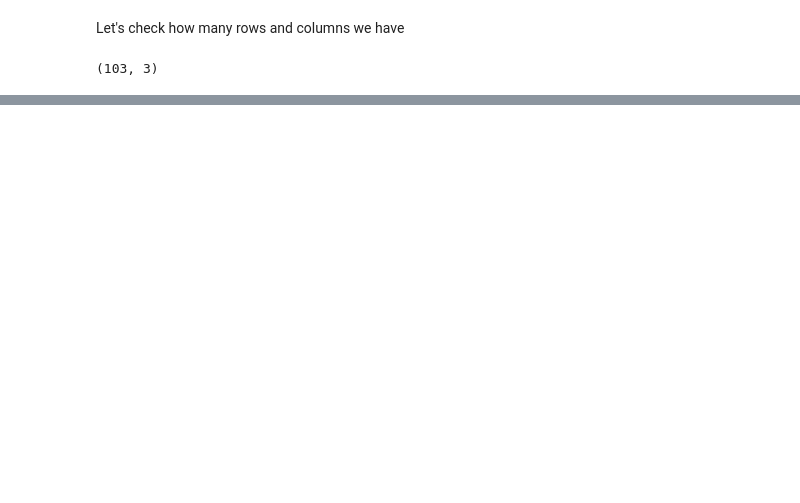
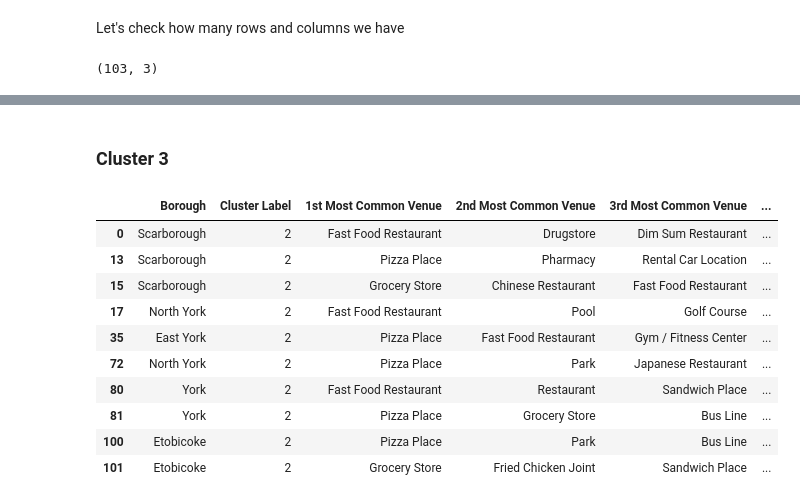
Before and after one commit to FedericoTs/Coursera_Capstone, a Jupyter notebook: Segmenting&Clustering Toronto.ipynb, the cells around one changed output, grey strips where cells are left out. Drawn from its saved outputs; the diff is of its cells as text; code cells hidden in the pictures; blank space fills up the shorter version.

```diff
--- a/Segmenting&Clustering Toronto.ipynb
+++ b/Segmenting&Clustering Toronto.ipynb
@@ -239,0 +678,3 @@ df_grouped.shape
+# %%
+df_toronto_dcategories_nn = df_toronto_dcategories.drop(columns={"Neighbourhood"})
+df_toronto_dcategories_nn
@@ -239,0 +701,4 @@ df_grouped.shape
+# %%
+k_clusters = 5
+
+k_clusters_fit = KMeans(k_clusters, random_state = 4).fit(df_toronto_dcategories_nn)
@@ -239,0 +716,4 @@ df_grouped.shape
+# %%
+# add clustering labels
+# df.insert(loc, column_name, values)
+neighbourhoods_venues_sorted.insert(0, "Cluster Label", k_clusters_fit.labels_)
@@ -239,0 +722,16 @@ df_grouped.shape
+# %%
+# Create a copy of the DataFrame
+df_final = df_merged
+
+# Join the DataFrame
+df_final = df_final.join(neighbourhoods_venues_sorted.set_index("Neighbourhood"), on="Neighbourhood")
+
+# For some reason 3 data had been lost after using getNearbyVenues at cell 26. I could try to extract them from the original dataset and analize them separately but for now I just drop the nan values
+df_final.dropna(inplace=True)
+
+#df_final["Cluster Label"].isnull()
+
+# Convert Cluster Label in integers
+df_final["Cluster Label"] = df_final["Cluster Label"].astype(int)
+
+df_final.head()
@@ -239,0 +811,16 @@ df_grouped.shape
+# %% [markdown]
+### Cluster 3
+# %%
+df_final.loc[df_final['Cluster Label'] == 2, df_final.columns[[1] + list(range(5, df_final.shape[1]))]]
+# %% [output]
+|  | Borough | Cluster Label | 1st Most Common Venue | 2nd Most Common Venue | 3rd Most Common Venue | ... |
+| 0 | Scarborough | 2 | Fast Food Restaurant | Drugstore | Dim Sum Restaurant | ... |
+| 13 | Scarborough | 2 | Pizza Place | Pharmacy | Rental Car Location | ... |
+| 15 | Scarborough | 2 | Grocery Store | Chinese Restaurant | Fast Food Restaurant | ... |
+| 17 | North York | 2 | Fast Food Restaurant | Pool | Golf Course | ... |
+| 35 | East York | 2 | Pizza Place | Fast Food Restaurant | Gym / Fitness Center | ... |
+| 72 | North York | 2 | Pizza Place | Park | Japanese Restaurant | ... |
+| 80 | York | 2 | Fast Food Restaurant | Restaurant | Sandwich Place | ... |
+| 81 | York | 2 | Pizza Place | Grocery Store | Bus Line | ... |
+| 100 | Etobicoke | 2 | Pizza Place | Park | Bus Line | ... |
+| 101 | Etobicoke | 2 | Grocery Store | Fried Chicken Joint | Sandwich Place | ... |
```
Also changed, not shown: parts of 79 cells of this notebook.
